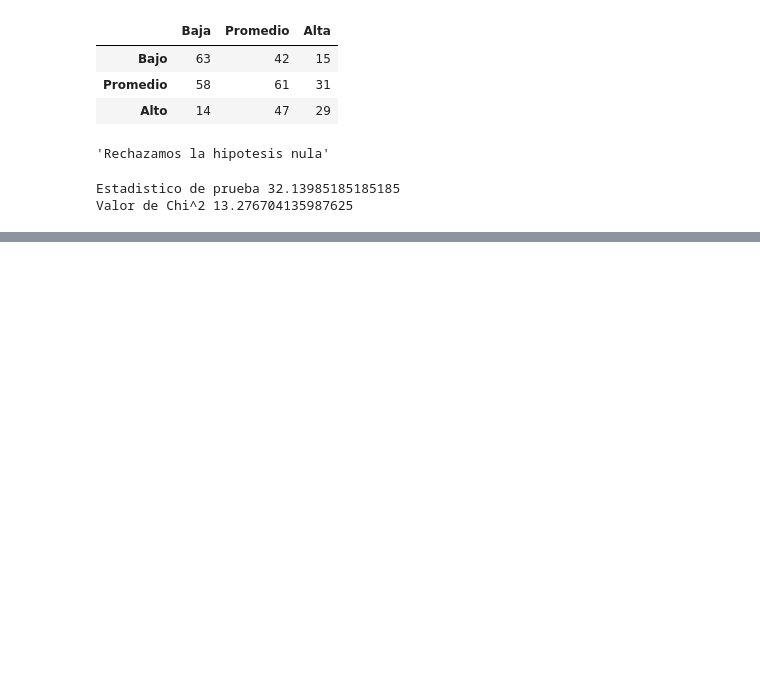
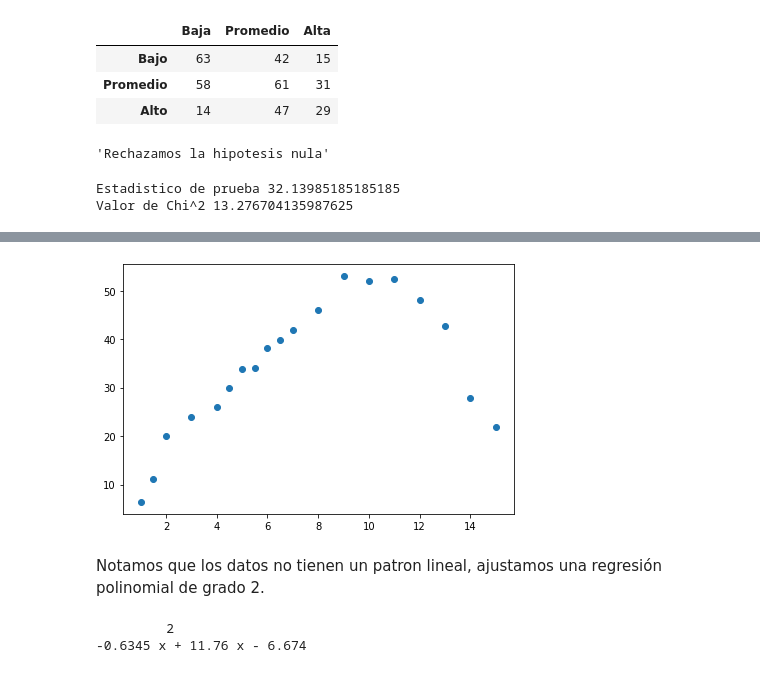
Before and after one commit to DechiWords/Mathematic_and_Statistics, a Jupyter notebook: Funciones_Estadisticas.ipynb, the cells around one changed output, grey strips where cells are left out. Saved outputs shown, nothing was run; the diff lists cells and outputs as text; code cells hidden in the pictures; blank space fills up the shorter version.

```diff
--- a/Funciones_Estadisticas.ipynb
+++ b/Funciones_Estadisticas.ipynb
@@ -1412,0 +1624,6 @@ Valor de Chi^2 13.276704135987625
+# %%
+conc = [1, 1.5, 2, 3, 4, 4.5, 5, 5.5, 6, 6.5, 7, 8, 9, 10, 11, 12, 13, 14, 15]
+resis = [6.3, 11.1, 20, 24, 26.1, 30, 33.8, 34, 38.1, 39.9, 42, 46.1, 53.1,
+           52, 52.5, 48, 42.8, 27.8, 21.9]
+Datos = pd.DataFrame({'Concentracion':conc,'Resistencia':resis})
+Datos
@@ -1412,0 +1648,19 @@ Valor de Chi^2 13.276704135987625
+# %%
+#GRAFICAMOS LOS DATOS
+import matplotlib.pyplot as plt
+plt.plot(conc,resis,'o')
+plt.tight_layout()
+# %% [output]
+[figure, added]
+# %% [markdown]
+Notamos que los datos no tienen un patron lineal, ajustamos una regresión polinomial de grado 2.
+# %%
+#IMPORTAMOS NumPy
+import numpy as np
+#AJUSTAMOS LOS DATOS A UN POLINOMIO DE GRADO 2
+f = np.polyfit(Datos['Concentracion'],Datos.loc[:,'Resistencia'],2)
+p = np.poly1d(f)
+print(p)
+# %% [output]
+         2
+-0.6345 x + 11.76 x - 6.674
```
Also changed, not shown: parts of 73 cells of this notebook.
